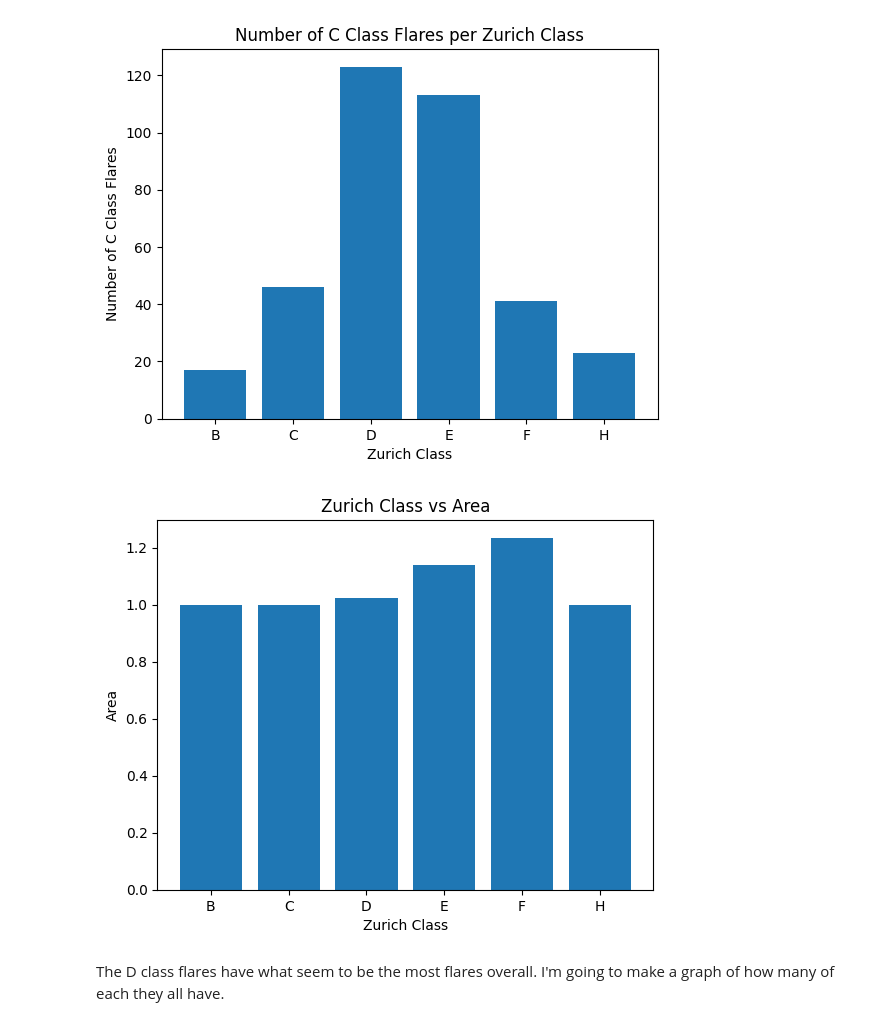
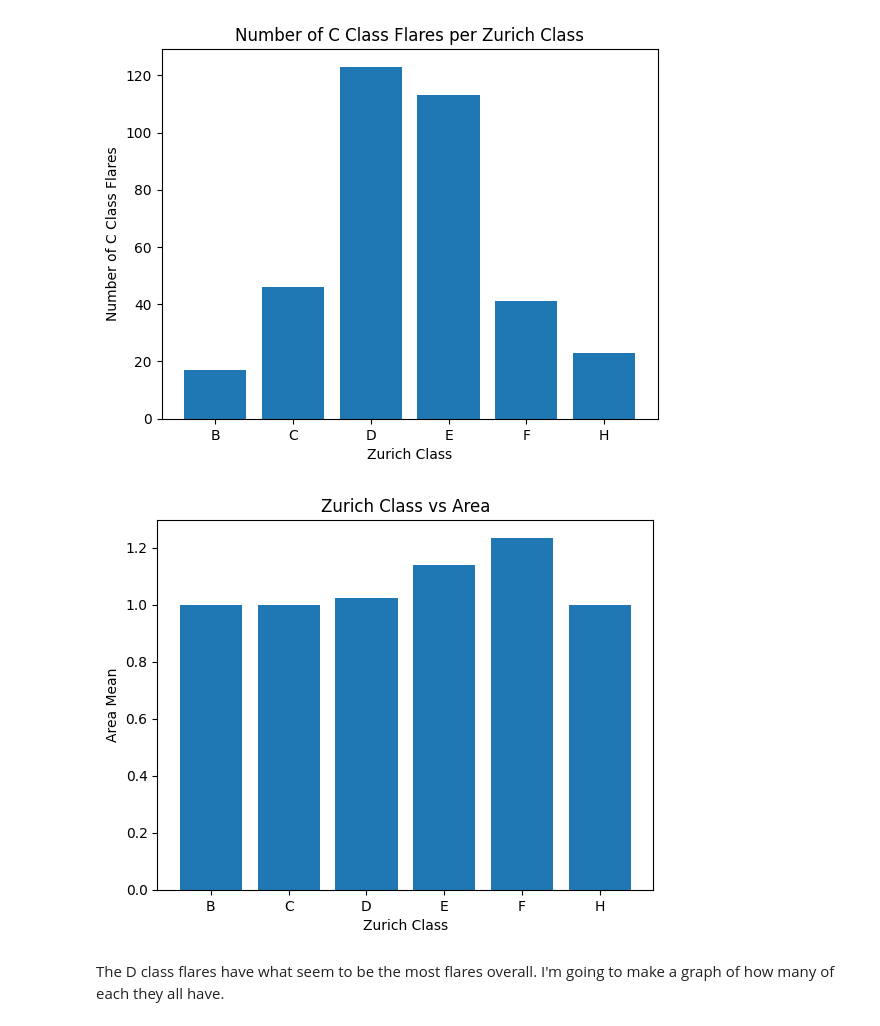
Before and after one commit to nollamae7-spec/DSRSP-Solar-Flares, a Jupyter notebook: DSHRP_Solar_Flares.ipynb, the cells around one changed output. Cells and saved outputs as stored; diff of their text form; code cells hidden in the pictures.

```diff
--- a/DSHRP_Solar_Flares.ipynb
+++ b/DSHRP_Solar_Flares.ipynb
@@ -217,15 +217,15 @@ plt.show()
 # %%
 #categorical and numerical... needs to be a bar graph
 
 zc_v_area_counts = df.groupby("zurich_class")["area"].mean()
 plt.bar(zc_v_area_counts.index, zc_v_area_counts.values)
 
 plt.title("Zurich Class vs Area")
 plt.xlabel("Zurich Class")
-plt.ylabel("Area")
+plt.ylabel("Area Mean")
 plt.show()
 # %% [output]
-[figure, old version]
+[figure, new version]
 # %% [markdown]
 The D class flares have what seem to be the most flares overall. I'm going to make a graph of how many of each they all have.
 # %%
```
Also changed, not shown: parts of 15 cells of this notebook.
